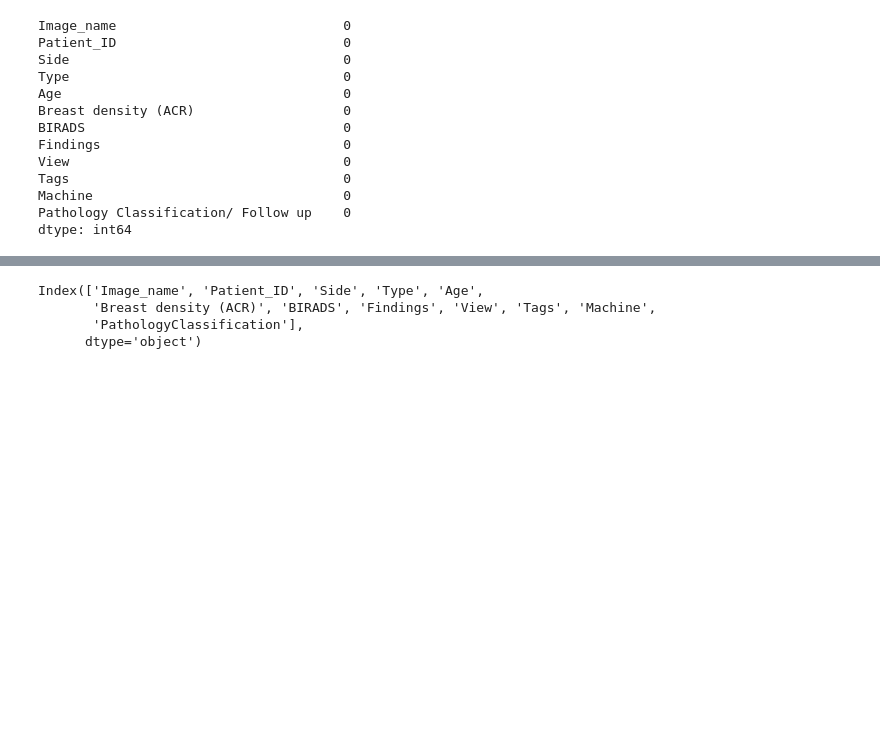
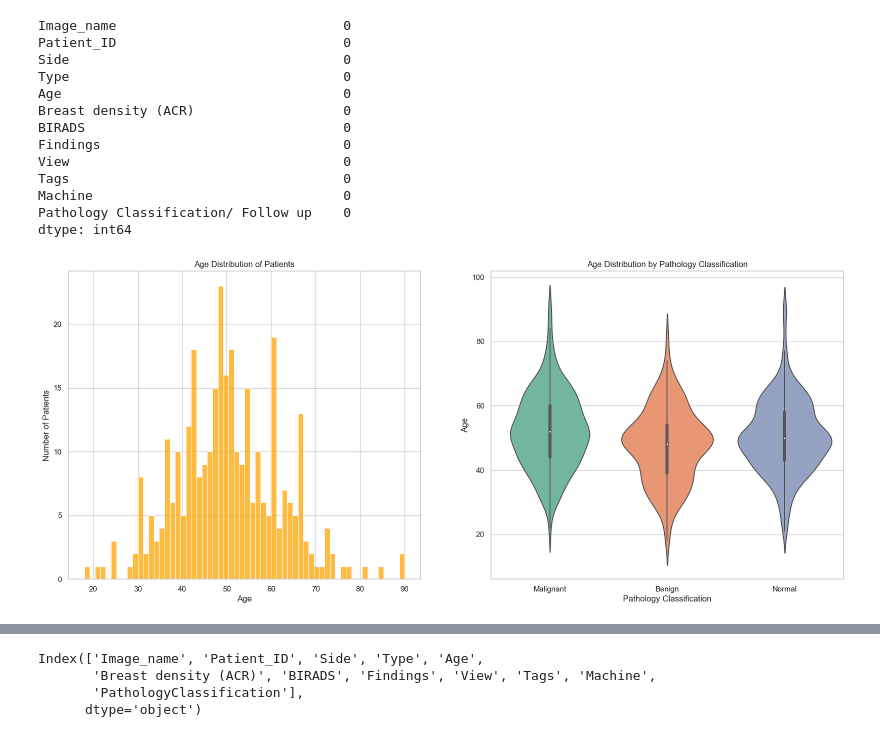
Before and after one commit to abdolazizsalimi/PGU_DataMining_1402, a Jupyter notebook: finalProject/Breast-Canser-notebook.ipynb, the cells around one changed output, grey strips where cells are left out. Cells and saved outputs as stored; diff of their text form; code cells hidden in the pictures; blank space fills up the shorter version.

```diff
--- a/finalProject/Breast-Canser-notebook.ipynb
+++ b/finalProject/Breast-Canser-notebook.ipynb
@@ -92,3 +93,30 @@ dtype: int64
 # %%
 # Rename the column
 df.rename(columns={'Pathology Classification/ Follow up': 'PathologyClassification'}, inplace=True)
+# %%
+
+def plot_age_distribution(df):
+    ages = df[df.Age.isnull() == False].groupby(
+        'Patient_ID').Age.apply(lambda l: np.unique(l)[0])
+
+
+    fig, ax = plt.subplots(1, 2, figsize=(20, 8))
+
+
+    sns.histplot(ages, color='orange', bins=60, ax=ax[0])
+    ax[0].set_title('Age Distribution of Patients')
+    ax[0].set_xlabel('Age')
+    ax[0].set_ylabel('Number of Patients')
+
+
+    sns.violinplot(x=df.PathologyClassification, y=df.Age, ax=ax[1], palette='Set2')
+    ax[1].set_title('Age Distribution by Pathology Classification')
+    ax[1].set_xlabel('Pathology Classification')
+    ax[1].set_ylabel('Age')
+
+    plt.show()
+
+
+plot_age_distribution(df)
+# %% [output]
+[figure, added]
```
Also changed, not shown: parts of 33 cells of this notebook, 2 other files.
